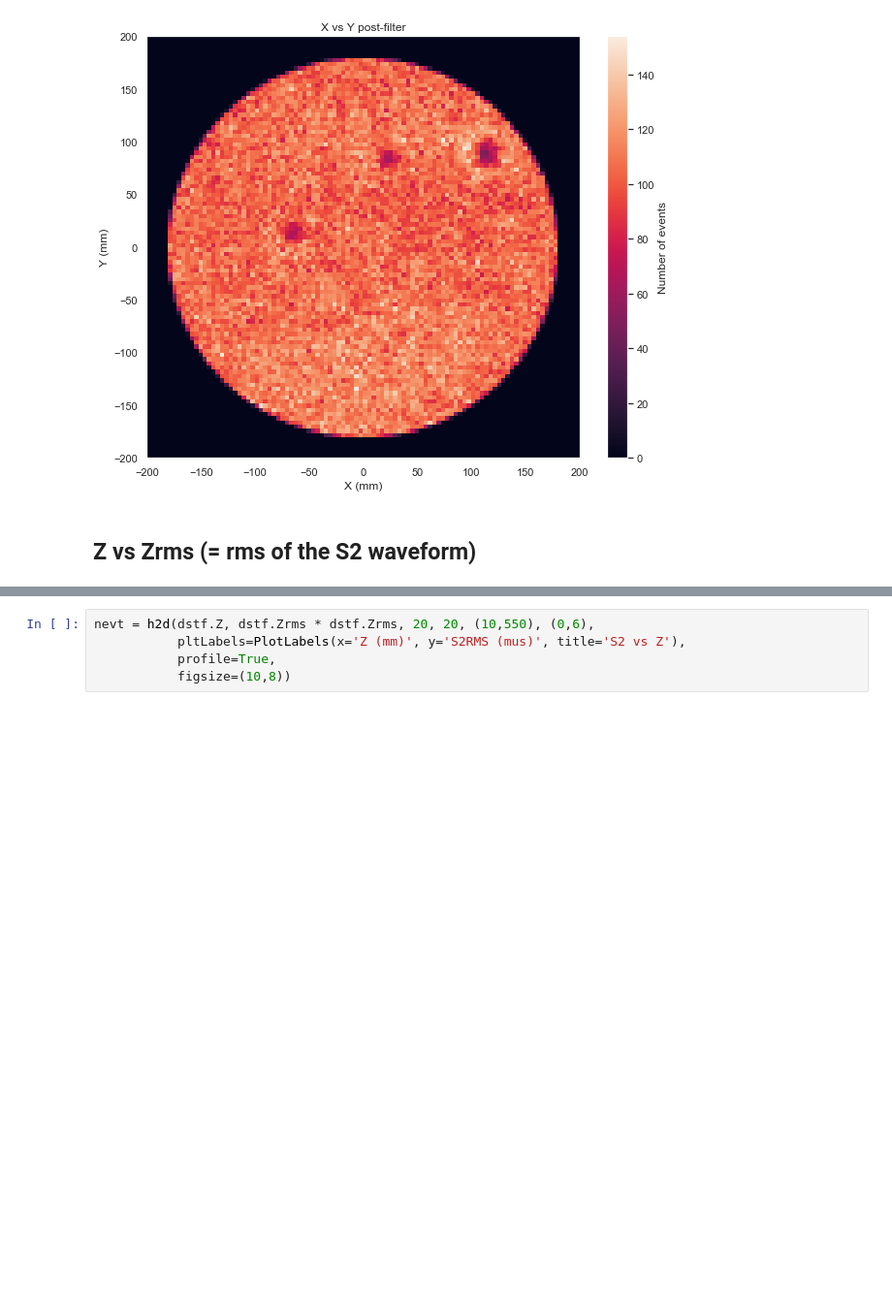
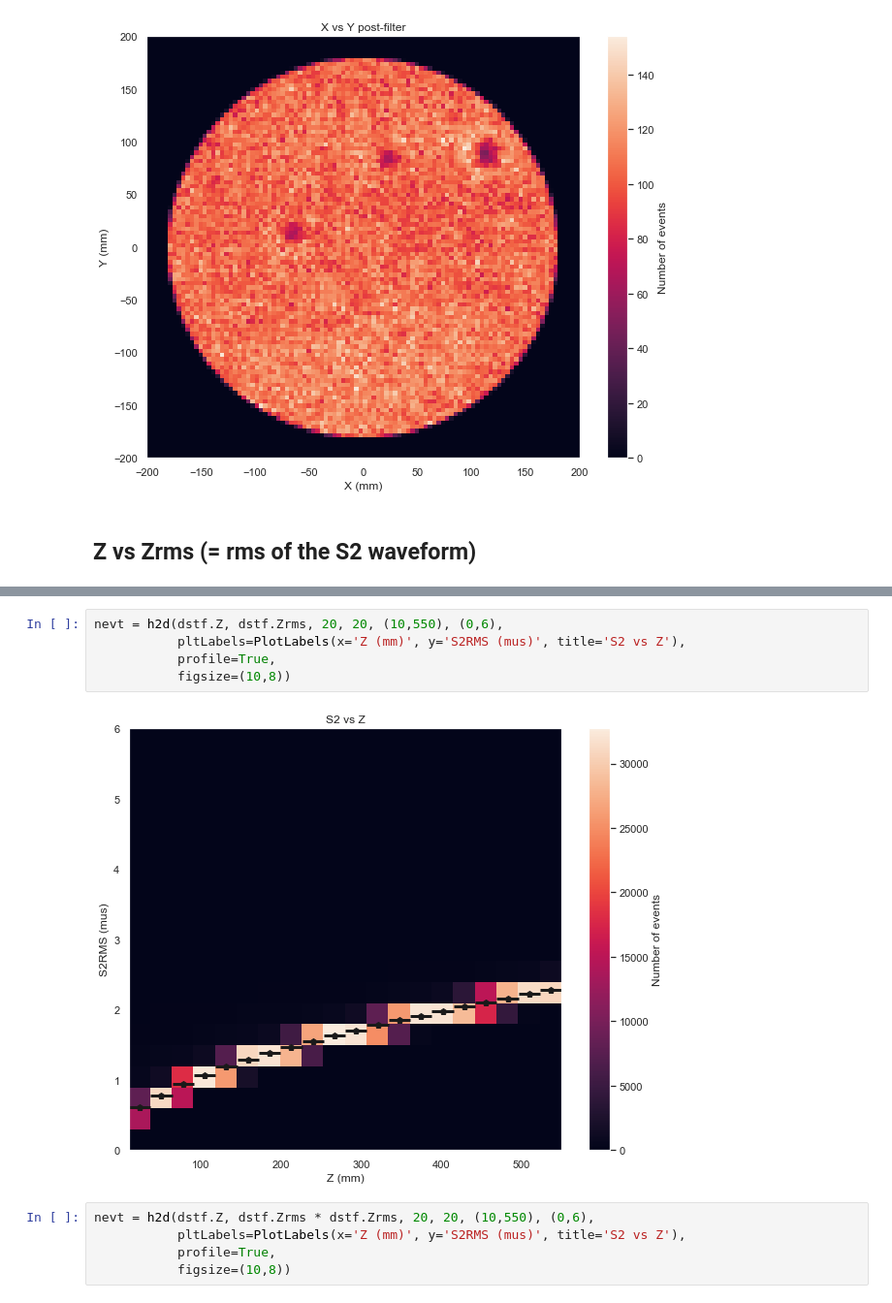
Before and after one commit to proscrite/KrCalibNB, a Jupyter notebook: krStudies/kr_z_from_s2rms_6819.ipynb, the cells around one changed output, grey strips where cells are left out. Shown at 97% size. Saved outputs shown, nothing was run; the diff lists cells and outputs as text; blank space fills up the shorter version.

```diff
--- a/krStudies/kr_z_from_s2rms_6819.ipynb
+++ b/krStudies/kr_z_from_s2rms_6819.ipynb
@@ -343,3 +347,10 @@ nevt = h2d(dstf.X, dstf.Y, krNbins.X, krNbins.Y, krRanges.X, krRanges.Y,
+# %%
+nevt = h2d(dstf.Z, dstf.Zrms, 20, 20, (10,550), (0,6),
+           pltLabels=PlotLabels(x='Z (mm)', y='S2RMS (mus)', title='S2 vs Z'),
+           profile=True,
+           figsize=(10,8))
+# %% [output]
+[figure, added]
 # %%
 nevt = h2d(dstf.Z, dstf.Zrms * dstf.Zrms, 20, 20, (10,550), (0,6),
            pltLabels=PlotLabels(x='Z (mm)', y='S2RMS (mus)', title='S2 vs Z'),
```
Also changed, not shown: parts of 1 cell of this notebook.
